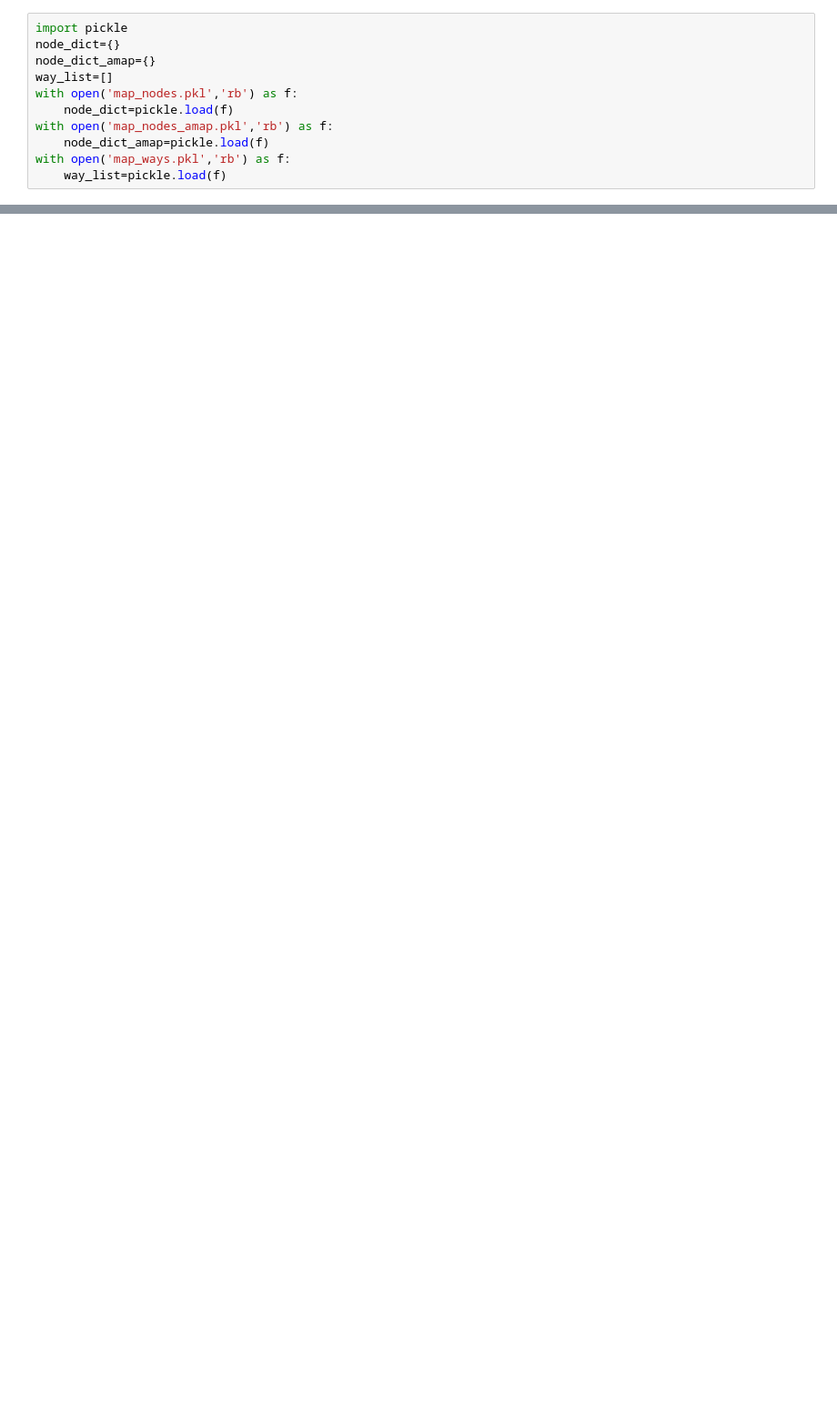
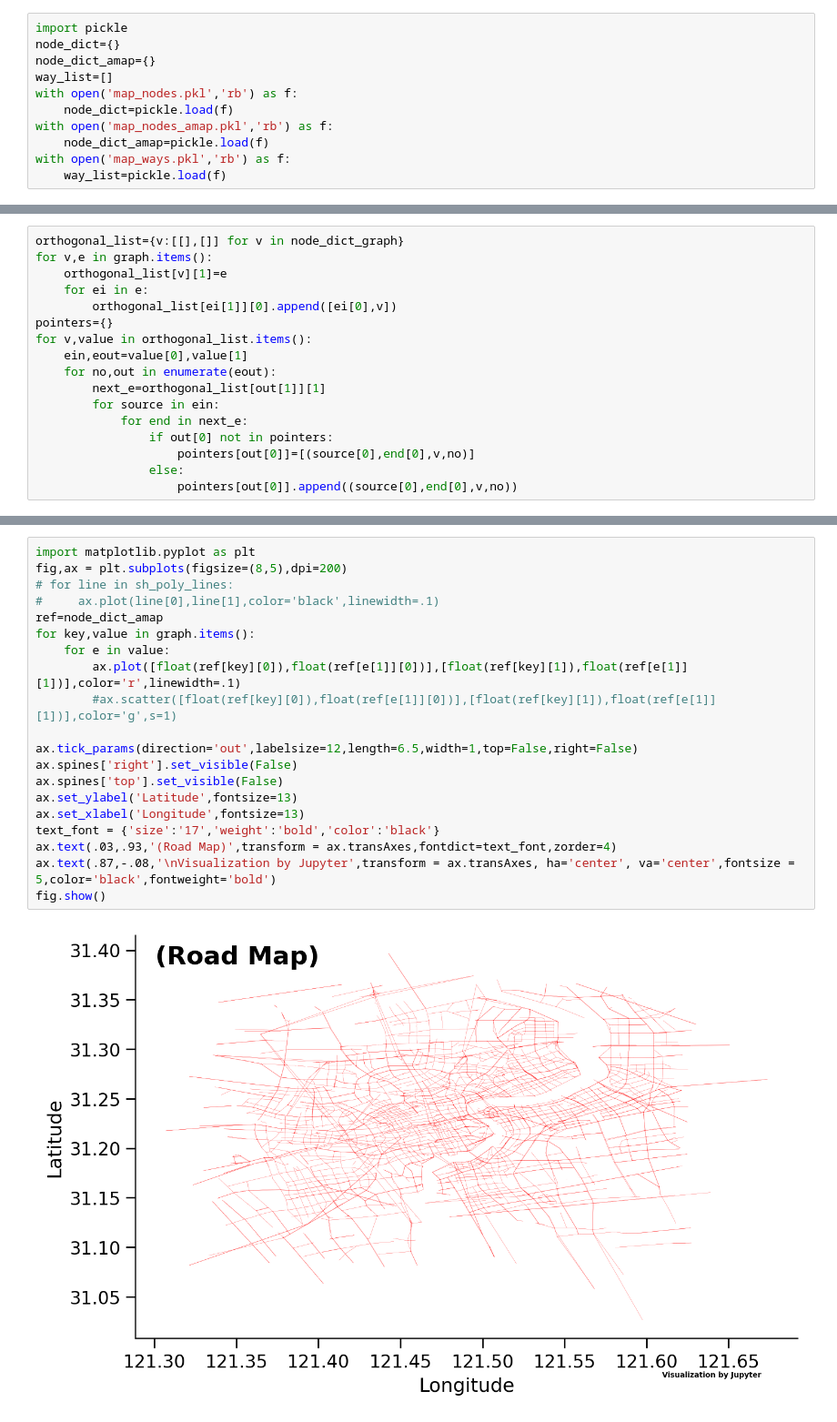
Before and after one commit to lingbai-kong/traffic_data_mining_sh, a Jupyter notebook: graph_generator.ipynb, the cells around one changed output, grey strips where cells are left out. Shown: that part at 91% size. Cells and saved outputs as stored; diff of their text form; blank space fills up the shorter version.

```diff
--- a/graph_generator.ipynb
+++ b/graph_generator.ipynb
@@ -115,0 +119,17 @@ for way in way_list:
+# %%
+orthogonal_list={v:[[],[]] for v in node_dict_graph}
+for v,e in graph.items():
+    orthogonal_list[v][1]=e
+    for ei in e:
+        orthogonal_list[ei[1]][0].append([ei[0],v])
+pointers={}
+for v,value in orthogonal_list.items():
+    ein,eout=value[0],value[1]
+    for no,out in enumerate(eout):
+        next_e=orthogonal_list[out[1]][1]
+        for source in ein:
+            for end in next_e:
+                if out[0] not in pointers:
+                    pointers[out[0]]=[(source[0],end[0],v,no)]
+                else:
+                    pointers[out[0]].append((source[0],end[0],v,no))
@@ -115,0 +165,22 @@ for way in way_list:
+# %%
+import matplotlib.pyplot as plt
+fig,ax = plt.subplots(figsize=(8,5),dpi=200)
+# for line in sh_poly_lines:
+#     ax.plot(line[0],line[1],color='black',linewidth=.1)
+ref=node_dict_amap
+for key,value in graph.items():
+    for e in value:
+        ax.plot([float(ref[key][0]),float(ref[e[1]][0])],[float(ref[key][1]),float(ref[e[1]][1])],color='r',linewidth=.1)
+        #ax.scatter([float(ref[key][0]),float(ref[e[1]][0])],[float(ref[key][1]),float(ref[e[1]][1])],color='g',s=1)
+
+ax.tick_params(direction='out',labelsize=12,length=6.5,width=1,top=False,right=False)
+ax.spines['right'].set_visible(False)
+ax.spines['top'].set_visible(False)
+ax.set_ylabel('Latitude',fontsize=13)
+ax.set_xlabel('Longitude',fontsize=13)
+text_font = {'size':'17','weight':'bold','color':'black'}
+ax.text(.03,.93,'(Road Map)',transform = ax.transAxes,fontdict=text_font,zorder=4)
+ax.text(.87,-.08,'\nVisualization by Jupyter',transform = ax.transAxes, ha='center', va='center',fontsize = 5,color='black',fontweight='bold')
+fig.show()
+# %% [output]
+[figure, added]
```
Also changed, not shown: parts of 19 cells of this notebook, 2 other files.
